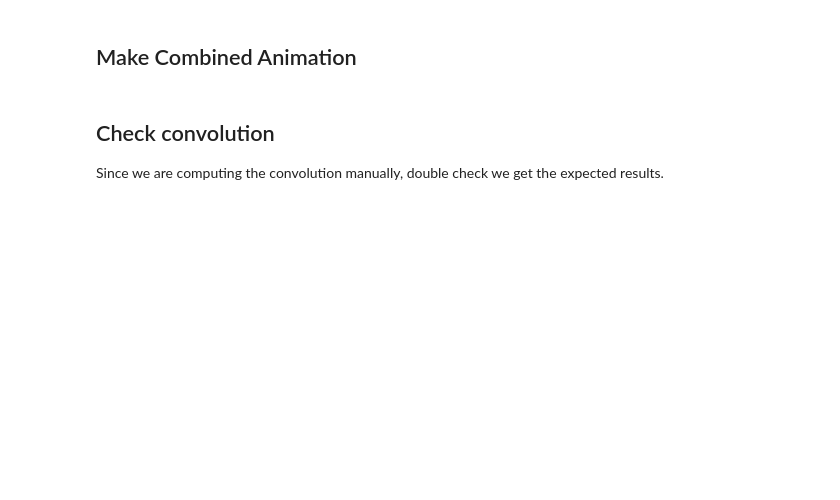
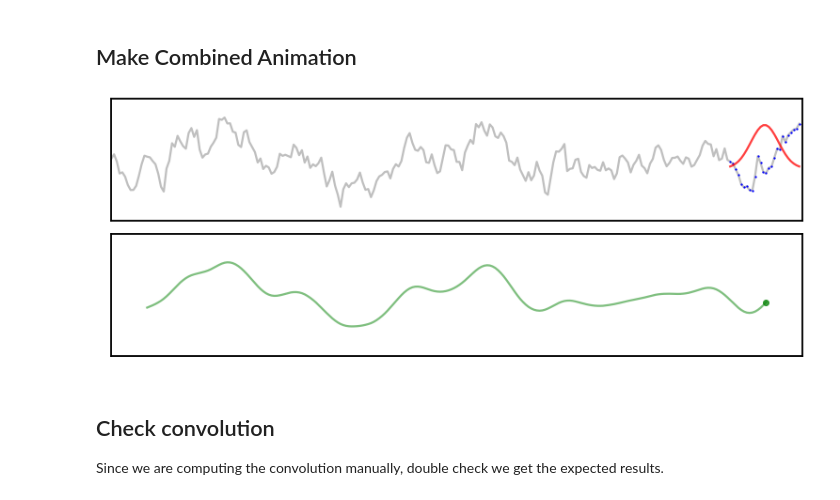
Before and after one commit to TomDonoghue/SigViz, a Jupyter notebook: notebooks/03-convolution.ipynb, the cells around one changed output. Cells and saved outputs as stored; diff of their text form; code cells hidden in the pictures; blank space fills up the shorter version.

```diff
--- a/notebooks/03-convolution.ipynb
+++ b/notebooks/03-convolution.ipynb
@@ -74,35 +46,3 @@ def plot_convolution(samples, convolved, ax=None):
-# %%
-def make_axes():
-    """Make axes for combined plot.
-
-    Placement definitions: Left, Bottom, Width, Height
-    """
-
-    fig = plt.figure()
-    ax1 = fig.add_axes([0.0, 0.5, 1.7, 0.45])
-    ax2 = fig.add_axes([0.0, 0.0, 1.7, 0.45])
-
-    return fig, [ax1, ax2]
-
-
-def build_all(sig, kernel, sleep=0.025, save=False):
-    """Build all plots together."""
-
-    samples = create_samples(len(sig))
-    convolved = np.ones(len(sig)) * np.nan
-    halfwid = int(np.ceil(len(kernel)/2))
-
-    for ind in range(0, len(sig)-len(kernel) + 1, 1):
-
-        clear_output(wait=True)
-        fig, axes = make_axes()
-
-        convolved[ind+halfwid] = np.dot(sig[samps+ind], kernel)
-
-        plot_sig_kernel(sig, samps+ind, kernel, ax=axes[0])
-        plot_convolution(samples, convolved, ax=axes[1])
-
-        _gif_plot_output(fig, save, ind, label='03_conv', sleep=sleep)
 # %% [markdown]
 ## Animation
 
@@ -153,7 +75,9 @@ for ind in range(0, len(sig)-len(kernel) + 1, 1):
 # %% [markdown]
 ## Make Combined Animation
 # %%
-build_all(sig, kernel, save=True)
+build_all(sig, kernel, label='conv_short', save=SAVE)
+# %% [output]
+[figure, added]
 # %% [markdown]
 ## Check convolution
 
```
Also changed, not shown: parts of 15 cells of this notebook, 2 other files.
